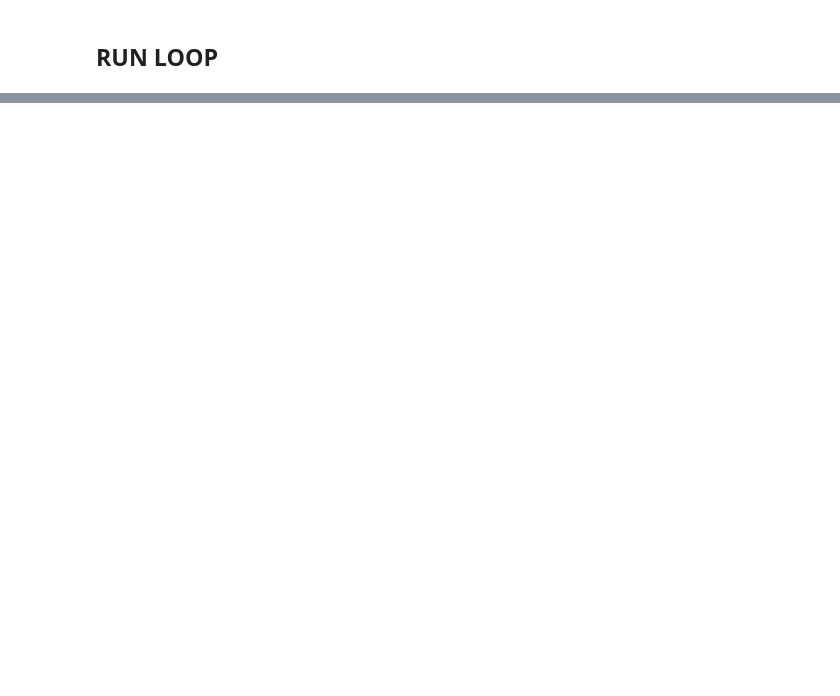
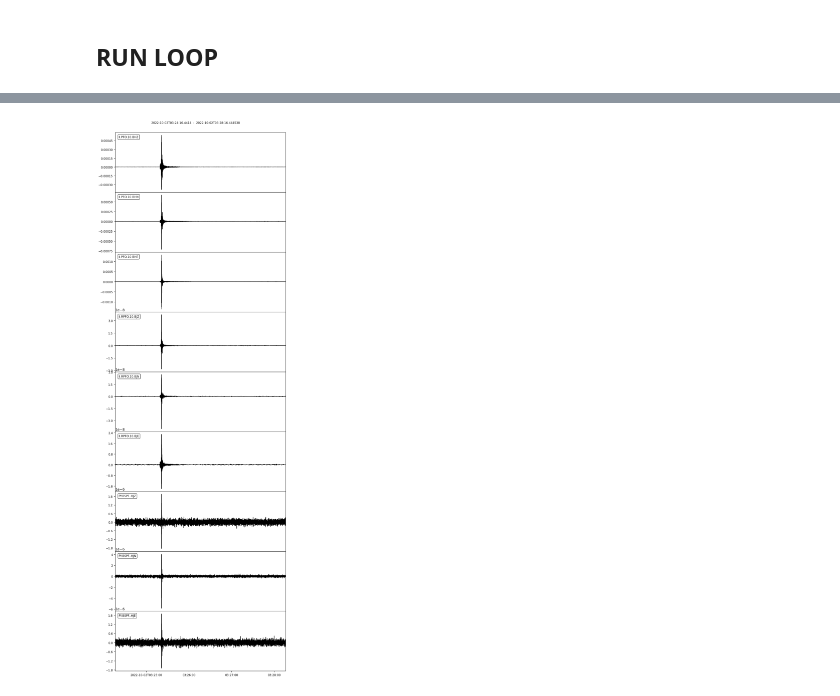
Before and after one commit to andbrocode/notebooks2, a Jupyter notebook: BSPF/BSPF_eventplots_auto.ipynb, the cells around one changed output, grey strips where cells are left out. Cells and saved outputs as stored; diff of their text form; code cells hidden in the pictures; blank space fills up the shorter version.

```diff
--- a/BSPF/BSPF_eventplots_auto.ipynb
+++ b/BSPF/BSPF_eventplots_auto.ipynb
@@ -291,8 +226,7 @@ config['seed_seismometer'] = "II.PFO.10.BH*"
 # %% [markdown]
 ## Event Info
 # %%
-events = pd.read_pickle(data_path+"BSPF/data/BSPF_event_catalog_extended_all.pkl")
-# events = pd.read_pickle("./new_events.pkl")
+events = pd.read_pickle(config['path_to_catalog']+config['catalog'])
 
 events.reset_index(inplace=True)
 events.rename(columns = {'index':'origin'}, inplace = True)
@@ -304,29 +254,43 @@ __add_distances_and_backazimuth(config, events)
 global errors
 errors = []
 
-for jj, ev in enumerate(tqdm(events.index)):
-# for jj, ev in enumerate([0,1]):
+# for jj, ev in enumerate(tqdm(events.index)):
+for jj, ev in enumerate([0,1]):
 
     print(f" -> {jj} {events.origin[jj]} ")
 
     event_name = str(events.origin[jj]).replace("-","").replace(":","").replace(" ", "_").split(".")[0]
     filename=config['outpath_figs']+"raw/"+f"{event_name}_raw.png"
 
-    if os.path.isfile(filename):
-        print(f" -> file alread exits for {event_name}")
-        continue
+    ## check if file already exists
+#     if os.path.isfile(filename):
+#         print(f" -> file alread exits for {event_name}")
+#         continue
 
-    ## configurations
+    ## configuration adjustments
     config['title'] = f"{events.origin[jj]} UTC | M{events.magnitude[jj]}"
-    config['tbeg'] = obs.UTCDateTime(str(events.origin[jj]))
-    config['fmin'], config['fmax'] = 0.02, 18.0
+    config['tbeg'] = obs.UTCDateTime(str(events.origin[jj]))-60
 
+
+    ## select appropriate seismometer
+    if config['tbeg'].date < obs.UTCDateTime("2023-04-01"):
+        config['seed_seismometer'] = config['seed_seismometer1']
+        config['fmin'], config['fmax'] = 0.02, 18.0
+    else:
+        config['seed_seismometer'] = config['seed_seismometer2']
+        config['fmin'], config['fmax'] = 0.02, 80.0
+
+
+    ## select appropriate endtime
     if events.distances_km[jj] < 30:
         config['tend'] = obs.UTCDateTime(events.origin[jj])+30
     elif events.distances_km[jj] > 30 and events.distances_km[jj] < 100:
         config['tend'] = obs.UTCDateTime(events.origin[jj])+60
     else:
         config['tend'] = obs.UTCDateTime(events.origin[jj])+180
+
+    ## same endtime for all
+    config['tend'] = obs.UTCDateTime(events.origin[jj])+180
 
 
     ## load and process blueSeis data
@@ -353,36 +317,72 @@ for jj, ev in enumerate(tqdm(events.index)):
         continue
 
     ## processing data
-#     py_bspf = __process_bspf(config, py_bspf0, py_bspf_inv)
-#     ii_pfo = __process_xpfo(config, ii_pfo0, ii_pfo_inv)
+    if ii_pfo0[0].stats.sampling_rate != py_bspf0[0].stats.sampling_rate:
+        py_bspf0.resample(ii_pfo0[0].stats.sampling_rate)
 
-    py_bspf0.resample(40)
 
     ## joining data
-
     st0 = py_bspf0
     st0 += ii_pfo0
 
+
+    ## compute ADR
+    try:
+        pfo_adr = __compute_adr_pfo(config['tbeg'], config['tend'], submask="optimal")
+        st0 += pfo_adr
+    except:
+        print(" -> failed to compute ADR ...")
+
+    st0 = st0.sort()
+
+    ## processing data stream
     st = st0.copy()
     st.detrend("linear")
     st.taper(0.01)
     st.filter("bandpass", freqmin=config['fmin'], freqmax=config['fmax'], corners=4, zerophase=True)
 
-#     event_name = str(events.origin[jj]).replace("-","").replace(":","").replace(" ", "_").split(".")[0]
 
-    ## plotting
+    st.trim(config['tbeg'], config['tend'])
+    st0.trim(config['tbeg'], config['tend'])
 
-    fig = st0.plot(equal_scale=False);
+    ## store waveform data
+    waveform_filename = f"{jj}_{str(events.origin[jj]).split('.')[0].replace('-','').replace(':','').replace(' ','_')}.mseed"
+    st0.write(config['outpath_data']+waveform_filename, format="MSEED")
 
-#     fig1 = __makeplot(config, st)
+    ## compute analysis parameters
+    if jj == 0:
+        header = ["Torigin", "Magnitude", "CoincidenceSum"]; [header.append(f"{tr.stats.station}_{tr.stats.channel}") for tr in st0]
+        out_df = pd.DataFrame(columns=header)
 
-#     fig2 = __makeplotStreamSpectra2(st, config, fscale="linlin");
+    out = __compute_values_for_analysis(st0, events.origin[jj], events.magnitude[jj], events.cosum[jj])
+    out_df.loc[len(out_df)] = out
+
+
+
+    ## create eventname
+    event_name = str(events.origin[jj]).replace("-","").replace(":","").replace(" ", "_").split(".")[0]
+
+
+    ## plotting figures
+    fig1 = st0.plot(equal_scale=False);
+#     fig1 = st0.plot(equal_scale=False, show=False);
+
+#     fig2 = __makeplot(config, st)
+
+#     fig3 = __makeplotStreamSpectra2(st, config, fscale="linlin");
 
     ## saving figures
-    __savefig(fig, outpath=config['outpath_figs']+"raw/", outname=f"{event_name}_raw", mode="png")
+    fig1.savefig(config['outpath_figs']+"raw/"+f"{event_name}_raw.png", dpi=200, bbox_inches='tight', pad_inches=0.05)
 
-#     __savefig(fig1, outpath=config['outpath_figs']+"filtered/", outname=f"{event_name}_traces", mode="png")
+#     fig2.savefig(config['outpath_figs']+"filtered/"+f"{event_name}_filtered.png", dpi=200, bbox_inches='tight', pad_inches=0.05)
 
-#     __savefig(fig2, outpath=config['outpath_figs']+"spectra/", outname=f"{event_name}_spectra", mode="png")
+#     fig3.savefig(config['outpath_figs']+"spectra/"+f"{event_name}_spectra.png", dpi=200, bbox_inches='tight', pad_inches=0.05)
 
+
+## store amplitude values
+out_df.to_pickle(config['outpath_data']+"amplitudes.pkl")
+
+
+pprint(out_df)
 pprint(errors)
+# %% [output]
@@ -388,0 +406 @@ pprint(errors)
+[figure, added]
```
Also changed, not shown: parts of 12 cells of this notebook, 8 other files.
